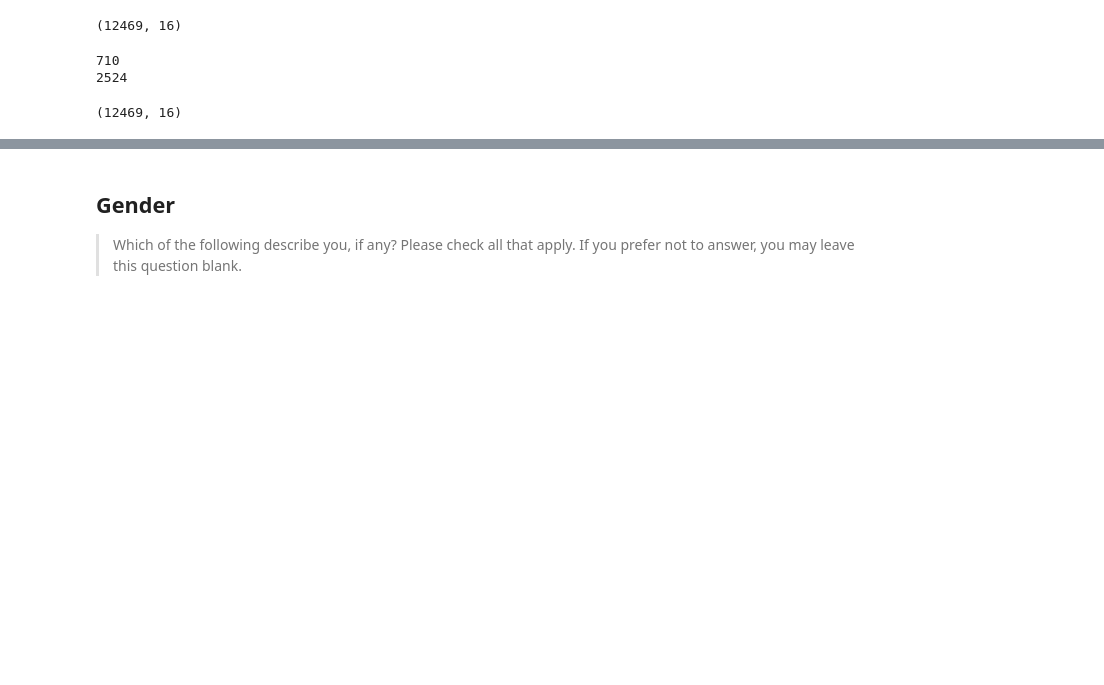
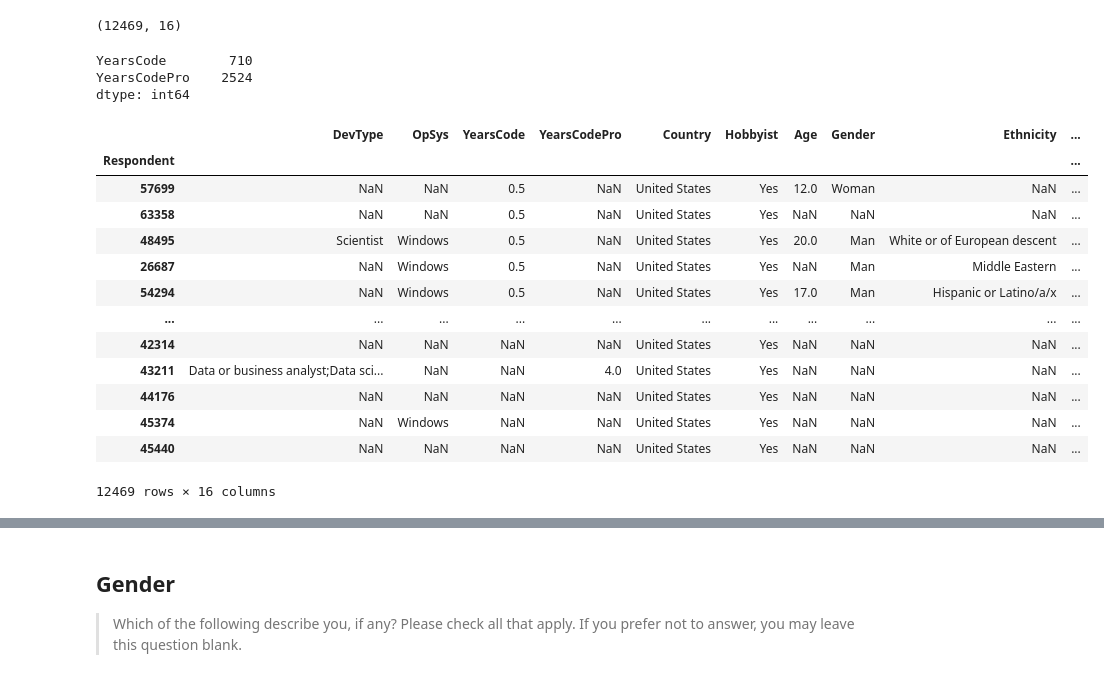
Before and after one commit to LisaHarrison08/stackOverflow_Survey, a Jupyter notebook: stackOverflow_survey.ipynb, the cells around one changed output, grey strips where cells are left out. Drawn from its saved outputs; the diff is of its cells as text; code cells hidden in the pictures; blank space fills up the shorter version.

```diff
--- a/stackOverflow_survey.ipynb
+++ b/stackOverflow_survey.ipynb
@@ -176,15 +176,9 @@ stackO_US.shape
 (12469, 16)
 # %%
 # identify number of rows that do not specify years code
-not_specified = stackO_US['YearsCode'].isna().sum()
-not_specifiedPro = stackO_US['YearsCodePro'].isna().sum()
-
-print(not_specified)
-print(not_specifiedPro)
+nanValues=stackO_US[['YearsCode','YearsCodePro']].isna().sum()
+nanValues
 # %% [output]
-710
-2524
+YearsCode        710
+YearsCodePro    2524
+dtype: int64
-# %%
-stackO_US.shape
-# %% [output]
-(12469, 16)
@@ -194,2 +185,20 @@ stackO_US.shape
+# %%
+df_US = stackO_US.sort_values(by ='YearsCode',ascending = True)
+df_US
+# %% [output]
+|  | DevType | OpSys | YearsCode | YearsCodePro | Country | Hobbyist | Age | Gender | Ethnicity | ... |
+| Respondent |  |  |  |  |  |  |  |  |  | ... |
+| 57699 | NaN | NaN | 0.5 | NaN | United States | Yes | 12.0 | Woman | NaN | ... |
+| 63358 | NaN | NaN | 0.5 | NaN | United States | Yes | NaN | NaN | NaN | ... |
+| 48495 | Scientist | Windows | 0.5 | NaN | United States | Yes | 20.0 | Man | White or of European descent | ... |
+| 26687 | NaN | Windows | 0.5 | NaN | United States | Yes | NaN | Man | Middle Eastern | ... |
+| 54294 | NaN | Windows | 0.5 | NaN | United States | Yes | 17.0 | Man | Hispanic or Latino/a/x | ... |
+| ... | ... | ... | ... | ... | ... | ... | ... | ... | ... | ... |
+| 42314 | NaN | NaN | NaN | NaN | United States | Yes | NaN | NaN | NaN | ... |
+| 43211 | Data or business analyst;Data sci... | NaN | NaN | 4.0 | United States | Yes | NaN | NaN | NaN | ... |
+| 44176 | NaN | NaN | NaN | NaN | United States | Yes | NaN | NaN | NaN | ... |
+| 45374 | NaN | Windows | NaN | NaN | United States | Yes | NaN | NaN | NaN | ... |
+| 45440 | NaN | NaN | NaN | NaN | United States | Yes | NaN | NaN | NaN | ... |
+12469 rows × 16 columns
 # %%
 # Save and Export Cleaned File as CSV
```
Also changed, not shown: parts of 7 cells of this notebook, 3 other files.
